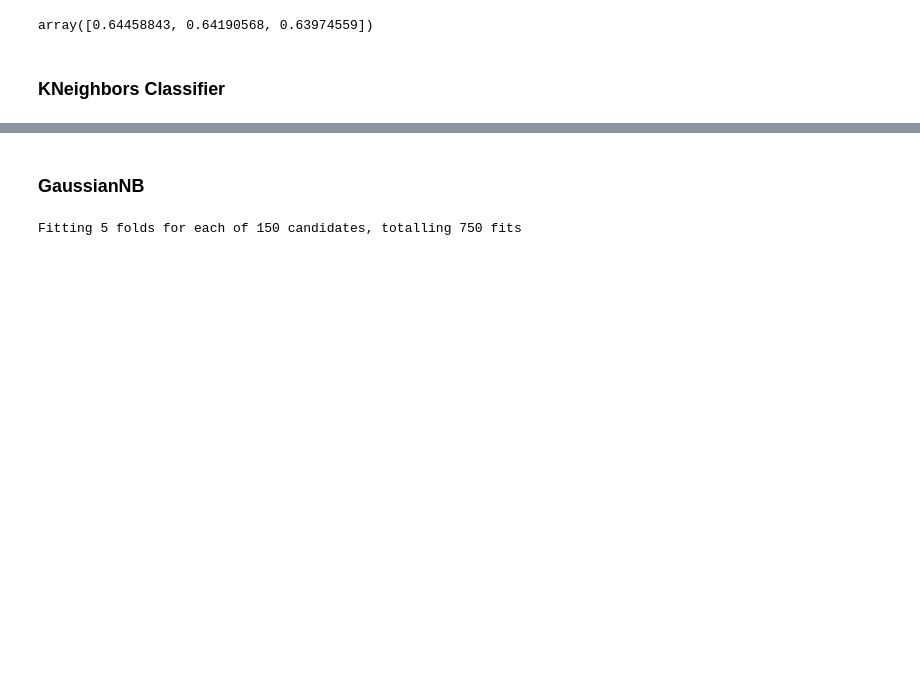
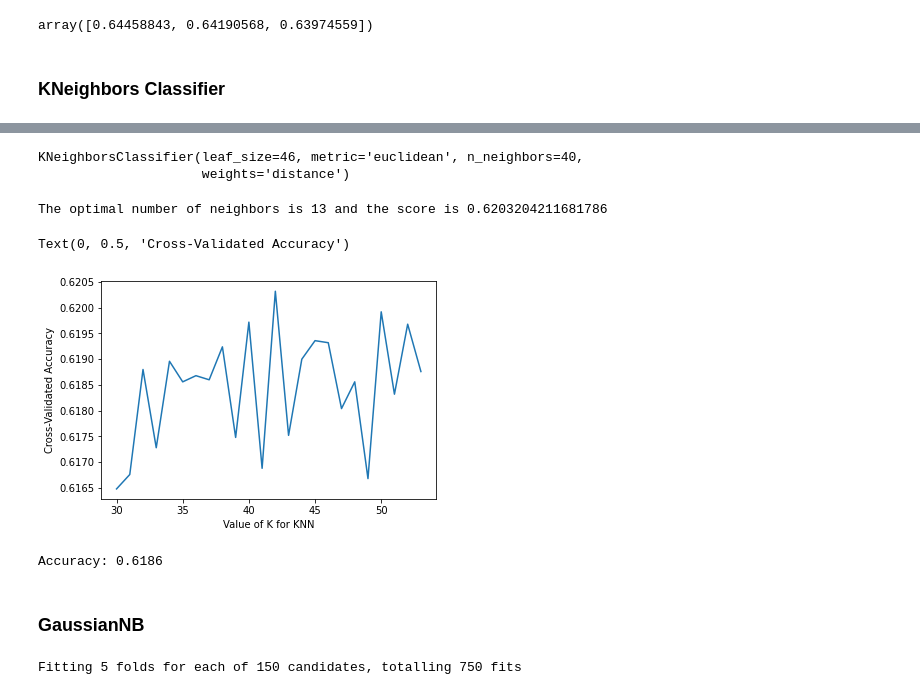
Before and after one commit to kuty007/final-porj-semB, a Jupyter notebook: dogs_vs_cats-Copy1.ipynb, the cells around one changed output, grey strips where cells are left out. Cells and saved outputs as stored; diff of their text form; code cells hidden in the pictures; blank space fills up the shorter version.

```diff
--- a/dogs_vs_cats-Copy1.ipynb
+++ b/dogs_vs_cats-Copy1.ipynb
@@ -281,10 +323,38 @@ Accuracy: 0.6222
+# %%
+gridKnn.best_estimator_
+# %% [output]
+KNeighborsClassifier(leaf_size=46, metric='euclidean', n_neighbors=40,
+                     weights='distance')
+# %%
+k_range = list(range(30,54))
+k_scores = []
+for k in k_range:
+    knn = KNeighborsClassifier(n_neighbors=k,leaf_size=46, metric='euclidean', weights='distance')
+    pipeline_knn1 = make_pipeline(StandardScaler(), PCA(n_components=0.9),knn)
+    scores = scores = cross_val_score(pipeline_knn1,X,y ,cv=3, scoring='accuracy')
+    k_scores.append(scores.mean())
+max_value = max(k_scores)
+max_index = k_scores.index(max_value)+1
+print("The optimal number of neighbors is {} and the score is {}".format(max_index , max_value))
+`
+# %% [output]
+The optimal number of neighbors is 13 and the score is 0.6203204211681786
+# %%
+plt.plot(k_range, k_scores)
+plt.xlabel('Value of K for KNN')
+plt.ylabel('Cross-Validated Accuracy')
+# %% [output]
+Text(0, 0.5, 'Cross-Validated Accuracy')
+[figure, added]
 # %%
 # the best Knn model that I found with RandomizedSearchCV after a few tries
-knn = KNeighborsClassifier(n_neighbors=42,weights='distance',algorithm='auto',leaf_size = 34)
+knn = KNeighborsClassifier(leaf_size=46, metric='euclidean', n_neighbors=43,weights='distance')
 pipe_knn1 = make_pipeline(imputer,StandardScaler(), PCA(n_components=0.90),knn)
 pipe_knn1.fit(X_train,y_train)
 y_pred=pipe_knn1.predict(X_test)
 print("Accuracy:",metrics.accuracy_score(y_test, y_pred))
+# %% [output]
+Accuracy: 0.6186
 # %% [markdown]
  ### GaussianNB
 # %%
```
Also changed, not shown: parts of 15 cells of this notebook.
